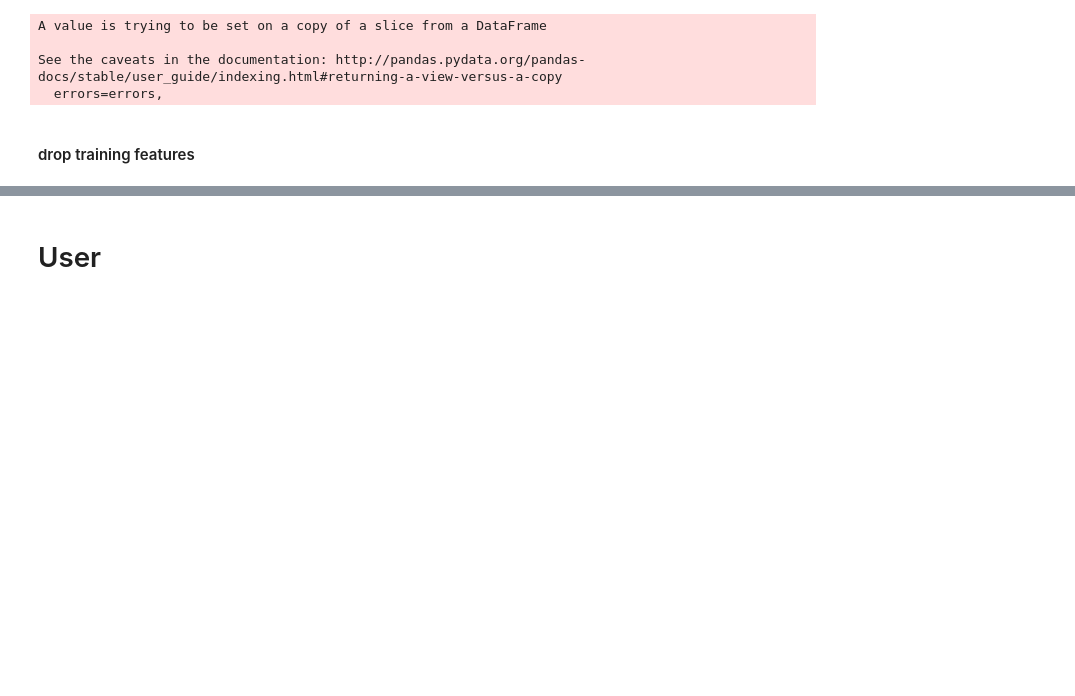
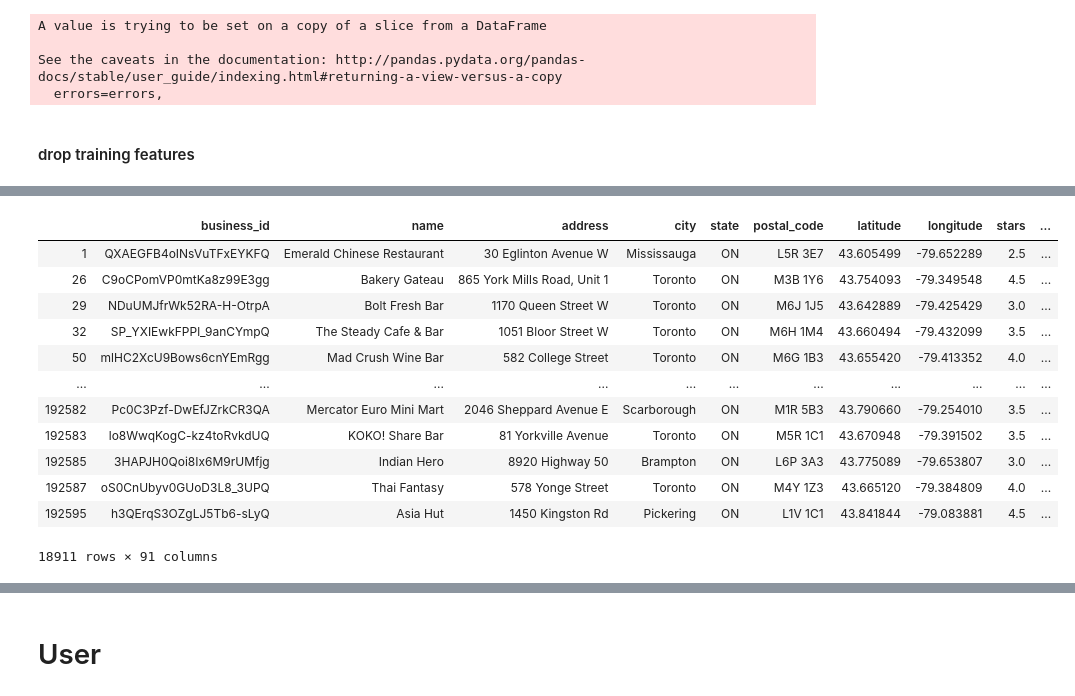
Before and after one commit to wonchankim97/Yelp-Recommender, a Jupyter notebook: eda_wonchan.ipynb, the cells around one changed output, grey strips where cells are left out. Drawn from its saved outputs; the diff is of its cells as text; code cells hidden in the pictures; blank space fills up the shorter version.

```diff
--- a/eda_wonchan.ipynb
+++ b/eda_wonchan.ipynb
@@ -122,0 +233,16 @@ for i in rt.columns:
+# %%
+rt[rt['state']=='ON'].head()
+# %% [output]
+|  | business_id | name | address | city | state | postal_code | latitude | longitude | stars | ... |
+| 1 | QXAEGFB4oINsVuTFxEYKFQ | Emerald Chinese Restaurant | 30 Eglinton Avenue W | Mississauga | ON | L5R 3E7 | 43.605499 | -79.652289 | 2.5 | ... |
+| 26 | C9oCPomVP0mtKa8z99E3gg | Bakery Gateau | 865 York Mills Road, Unit 1 | Toronto | ON | M3B 1Y6 | 43.754093 | -79.349548 | 4.5 | ... |
+| 29 | NDuUMJfrWk52RA-H-OtrpA | Bolt Fresh Bar | 1170 Queen Street W | Toronto | ON | M6J 1J5 | 43.642889 | -79.425429 | 3.0 | ... |
+| 32 | SP_YXIEwkFPPl_9anCYmpQ | The Steady Cafe & Bar | 1051 Bloor Street W | Toronto | ON | M6H 1M4 | 43.660494 | -79.432099 | 3.5 | ... |
+| 50 | mlHC2XcU9Bows6cnYEmRgg | Mad Crush Wine Bar | 582 College Street | Toronto | ON | M6G 1B3 | 43.655420 | -79.413352 | 4.0 | ... |
+| ... | ... | ... | ... | ... | ... | ... | ... | ... | ... | ... |
+| 192582 | Pc0C3Pzf-DwEfJZrkCR3QA | Mercator Euro Mini Mart | 2046 Sheppard Avenue E | Scarborough | ON | M1R 5B3 | 43.790660 | -79.254010 | 3.5 | ... |
+| 192583 | lo8WwqKogC-kz4toRvkdUQ | KOKO! Share Bar | 81 Yorkville Avenue | Toronto | ON | M5R 1C1 | 43.670948 | -79.391502 | 3.5 | ... |
+| 192585 | 3HAPJH0Qoi8Ix6M9rUMfjg | Indian Hero | 8920 Highway 50 | Brampton | ON | L6P 3A3 | 43.775089 | -79.653807 | 3.0 | ... |
+| 192587 | oS0CnUbyv0GUoD3L8_3UPQ | Thai Fantasy | 578 Yonge Street | Toronto | ON | M4Y 1Z3 | 43.665120 | -79.384809 | 4.0 | ... |
+| 192595 | h3QErqS3OZgLJ5Tb6-sLyQ | Asia Hut | 1450 Kingston Rd | Pickering | ON | L1V 1C1 | 43.841844 | -79.083881 | 4.5 | ... |
+18911 rows × 91 columns
```
Also changed, not shown: parts of 29 cells of this notebook.
